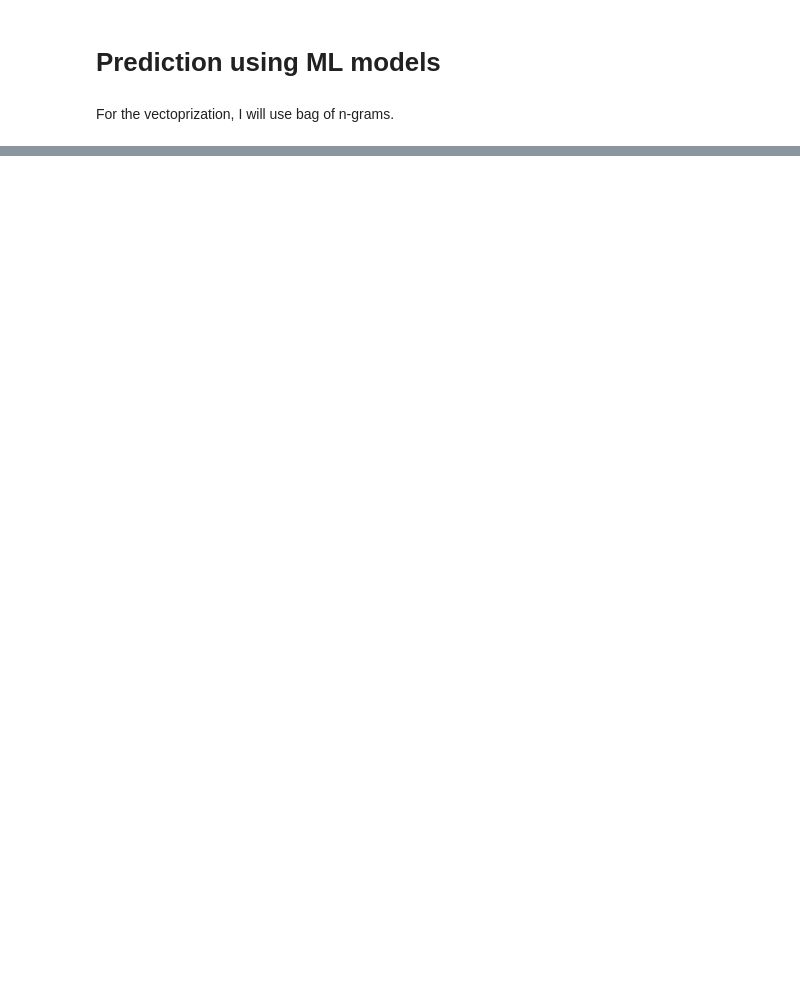
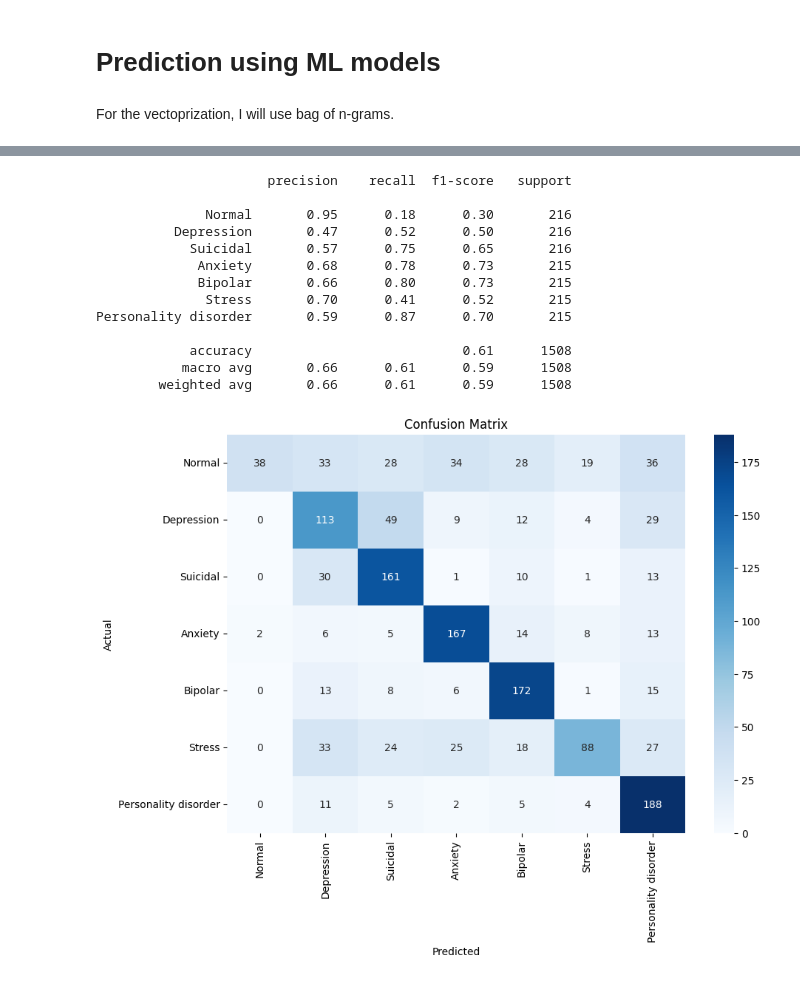
Before and after one commit to Hecramco/NLP_Projects, a Jupyter notebook: notebooks/NLP_Sentiment_Mental_health.ipynb, the cells around one changed output, grey strips where cells are left out. Saved outputs shown, nothing was run; the diff lists cells and outputs as text; code cells hidden in the pictures; blank space fills up the shorter version.

```diff
--- a/notebooks/NLP_Sentiment_Mental_health.ipynb
+++ b/notebooks/NLP_Sentiment_Mental_health.ipynb
@@ -255,0 +283,36 @@ plt.show()
+# %%
+from sklearn.feature_extraction.text import TfidfVectorizer
+
+clf_nb_tfid = Pipeline([
+    ('vectorize_TFID', TfidfVectorizer()), # I will try again with TFIDF method to see the difference in performance
+    ('Naive Bayes', MultinomialNB())])
+
+clf_nb_tfid.fit(X_train,y_train)
+y_pred = clf_nb_tfid.predict(X_test)
+print(classification_report(y_test,y_pred,target_names=target))
+
+# Compute confusion matrix
+cm = confusion_matrix(y_test, y_pred)
+# Plot heatmap
+plt.figure(figsize=(10, 7))
+sns.heatmap(cm, annot=True, fmt='d', xticklabels=target.keys(), yticklabels=target.keys(), cmap='Blues')
+
+plt.xlabel('Predicted')
+plt.ylabel('Actual')
+plt.title('Confusion Matrix')
+plt.show()
+# %% [output]
+                      precision    recall  f1-score   support
+
+              Normal       0.95      0.18      0.30       216
+          Depression       0.47      0.52      0.50       216
+            Suicidal       0.57      0.75      0.65       216
+             Anxiety       0.68      0.78      0.73       215
+             Bipolar       0.66      0.80      0.73       215
+              Stress       0.70      0.41      0.52       215
+Personality disorder       0.59      0.87      0.70       215
+
+            accuracy                           0.61      1508
+           macro avg       0.66      0.61      0.59      1508
+        weighted avg       0.66      0.61      0.59      1508
+[figure, added]
```
Also changed, not shown: parts of 18 cells of this notebook, 1 other file.
